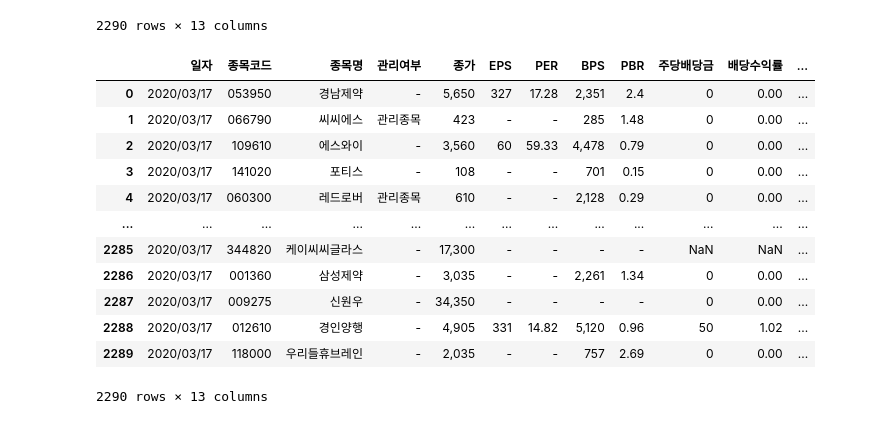
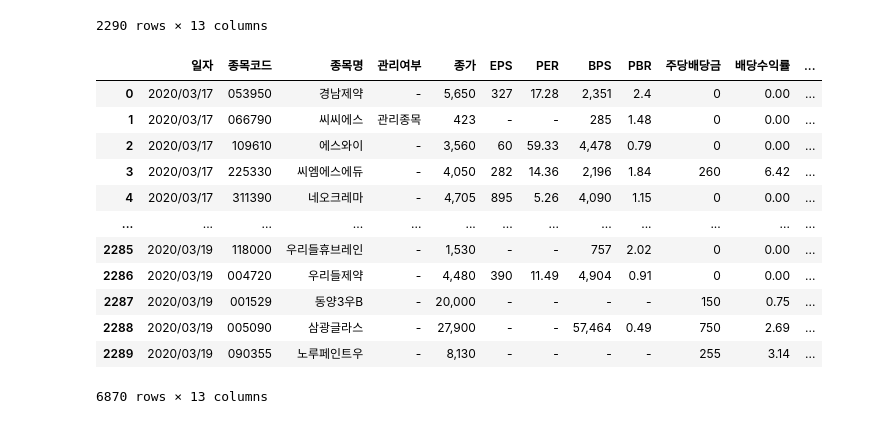
Before and after one commit to goddoe/finance, a Jupyter notebook: tutorial.ipynb, the cells around one changed output. Cells and saved outputs as stored; diff of their text form; code cells hidden in the pictures.

```diff
--- a/tutorial.ipynb
+++ b/tutorial.ipynb
@@ -87,18 +72,18 @@ krx.get_fundamentals(2020, 3, 24)
 2290 rows × 13 columns
 # %%
 krx.get_fundamentals_from_to(2020, 3, 17,
-                             2020, 3, 18)
+                             2020, 3, 19)
 # %% [output]
 |  | 일자 | 종목코드 | 종목명 | 관리여부 | 종가 | EPS | PER | BPS | PBR | 주당배당금 | 배당수익률 | ... |
 | 0 | 2020/03/17 | 053950 | 경남제약 | - | 5,650 | 327 | 17.28 | 2,351 | 2.4 | 0 | 0.00 | ... |
 | 1 | 2020/03/17 | 066790 | 씨씨에스 | 관리종목 | 423 | - | - | 285 | 1.48 | 0 | 0.00 | ... |
 | 2 | 2020/03/17 | 109610 | 에스와이 | - | 3,560 | 60 | 59.33 | 4,478 | 0.79 | 0 | 0.00 | ... |
-| 3 | 2020/03/17 | 141020 | 포티스 | - | 108 | - | - | 701 | 0.15 | 0 | 0.00 | ... |
-| 4 | 2020/03/17 | 060300 | 레드로버 | 관리종목 | 610 | - | - | 2,128 | 0.29 | 0 | 0.00 | ... |
+| 3 | 2020/03/17 | 225330 | 씨엠에스에듀 | - | 4,050 | 282 | 14.36 | 2,196 | 1.84 | 260 | 6.42 | ... |
+| 4 | 2020/03/17 | 311390 | 네오크레마 | - | 4,705 | 895 | 5.26 | 4,090 | 1.15 | 0 | 0.00 | ... |
 | ... | ... | ... | ... | ... | ... | ... | ... | ... | ... | ... | ... | ... |
-| 2285 | 2020/03/17 | 344820 | 케이씨씨글라스 | - | 17,300 | - | - | - | - | NaN | NaN | ... |
-| 2286 | 2020/03/17 | 001360 | 삼성제약 | - | 3,035 | - | - | 2,261 | 1.34 | 0 | 0.00 | ... |
-| 2287 | 2020/03/17 | 009275 | 신원우 | - | 34,350 | - | - | - | - | 0 | 0.00 | ... |
-| 2288 | 2020/03/17 | 012610 | 경인양행 | - | 4,905 | 331 | 14.82 | 5,120 | 0.96 | 50 | 1.02 | ... |
-| 2289 | 2020/03/17 | 118000 | 우리들휴브레인 | - | 2,035 | - | - | 757 | 2.69 | 0 | 0.00 | ... |
+| 2285 | 2020/03/19 | 118000 | 우리들휴브레인 | - | 1,530 | - | - | 757 | 2.02 | 0 | 0.00 | ... |
+| 2286 | 2020/03/19 | 004720 | 우리들제약 | - | 4,480 | 390 | 11.49 | 4,904 | 0.91 | 0 | 0.00 | ... |
+| 2287 | 2020/03/19 | 001529 | 동양3우B | - | 20,000 | - | - | - | - | 150 | 0.75 | ... |
+| 2288 | 2020/03/19 | 005090 | 삼광글라스 | - | 27,900 | - | - | 57,464 | 0.49 | 750 | 2.69 | ... |
+| 2289 | 2020/03/19 | 090355 | 노루페인트우 | - | 8,130 | - | - | - | - | 255 | 3.14 | ... |
-2290 rows × 13 columns
+6870 rows × 13 columns
```
Also changed, not shown: parts of 4 cells of this notebook, 1 other file.
